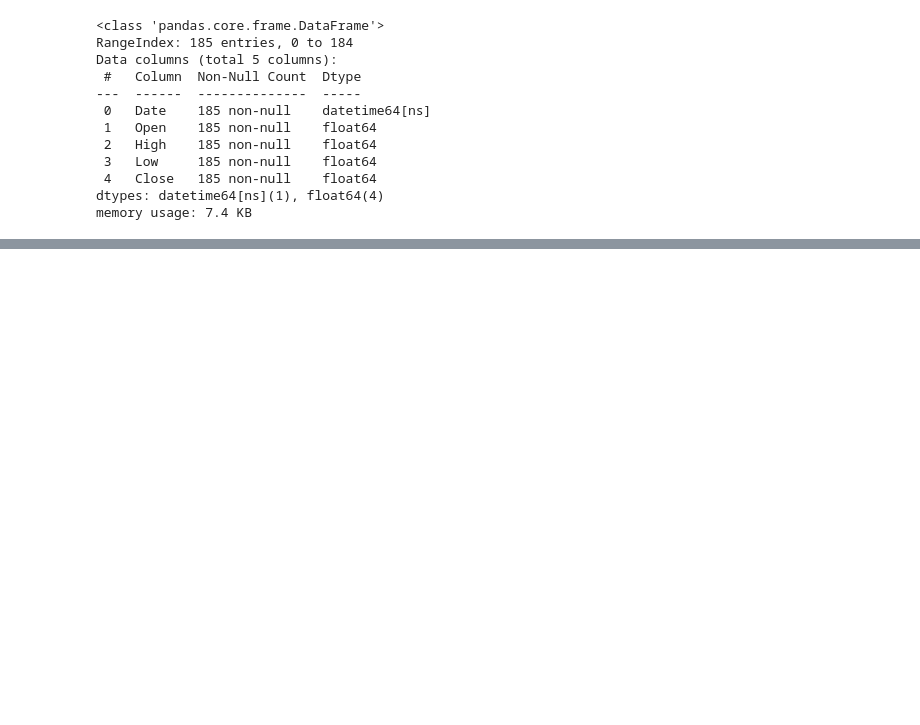
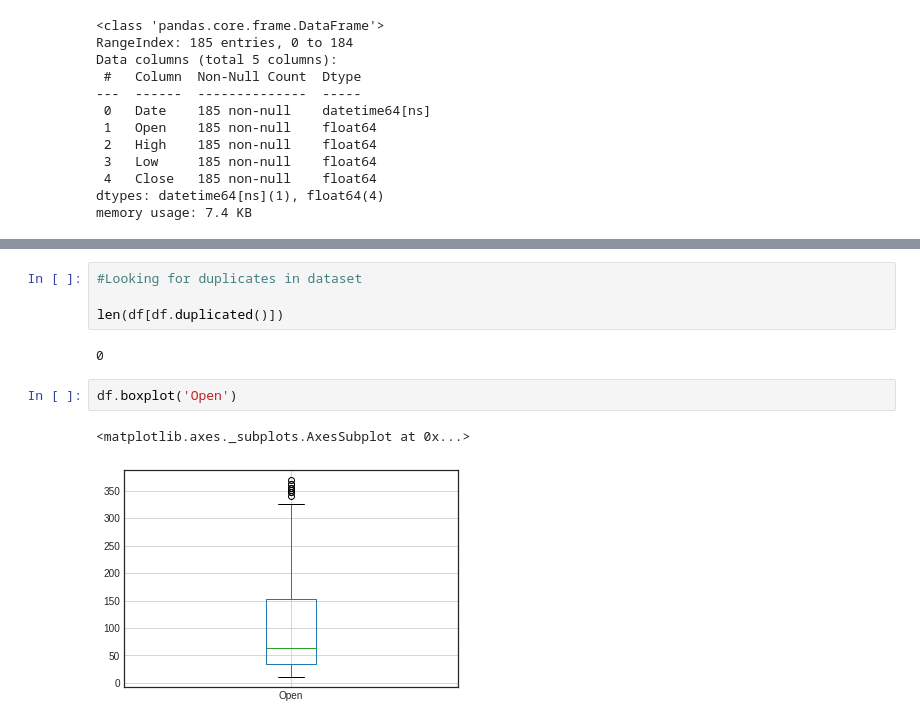
Before and after one commit to dongrepranali/Yes-Bank-Stock-Closing-Price-Prediction, a Jupyter notebook: Yes_Bank_Stock_Closing_Price_Prediction.ipynb, the cells around one changed output, grey strips where cells are left out. Saved outputs shown, nothing was run; the diff lists cells and outputs as text; blank space fills up the shorter version.

```diff
--- a/Yes_Bank_Stock_Closing_Price_Prediction.ipynb
+++ b/Yes_Bank_Stock_Closing_Price_Prediction.ipynb
@@ -174,0 +187,11 @@ memory usage: 7.4 KB
+# %%
+#Looking for duplicates in dataset
+
+len(df[df.duplicated()])
+# %% [output]
+0
+# %%
+df.boxplot('Open')
+# %% [output]
+<matplotlib.axes._subplots.AxesSubplot at 0x...>
+[figure, added]
```
Also changed, not shown: parts of 6 cells of this notebook.
